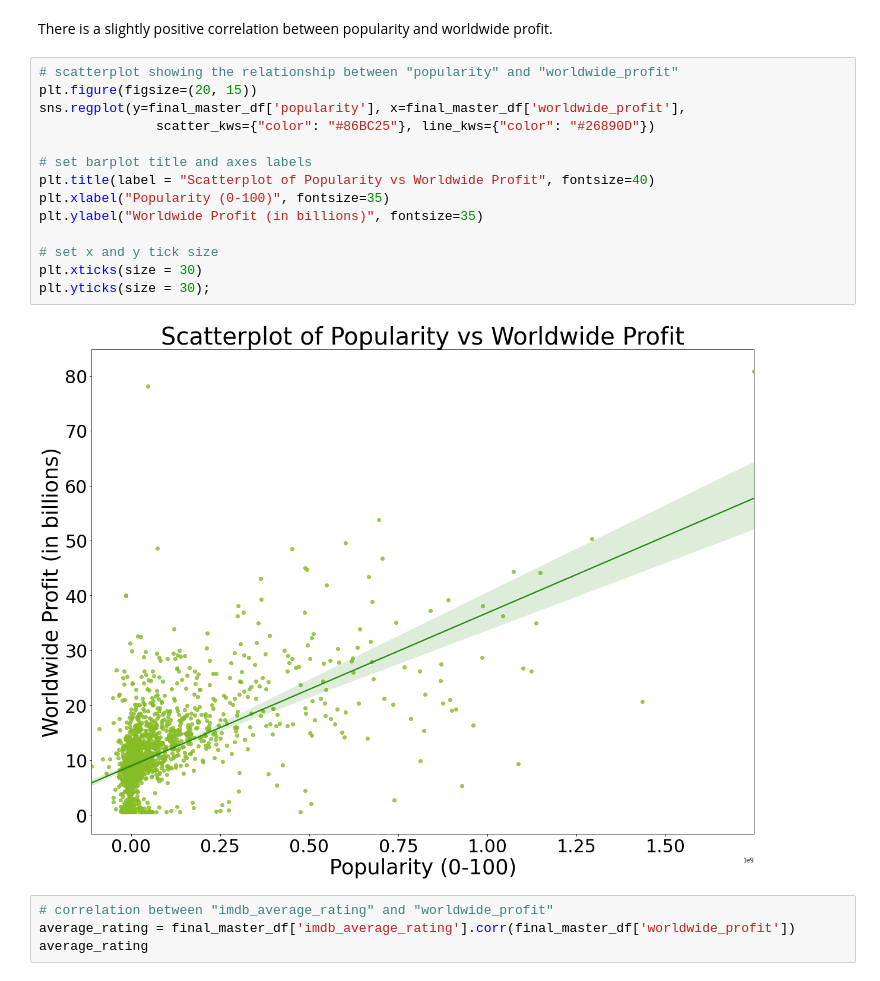
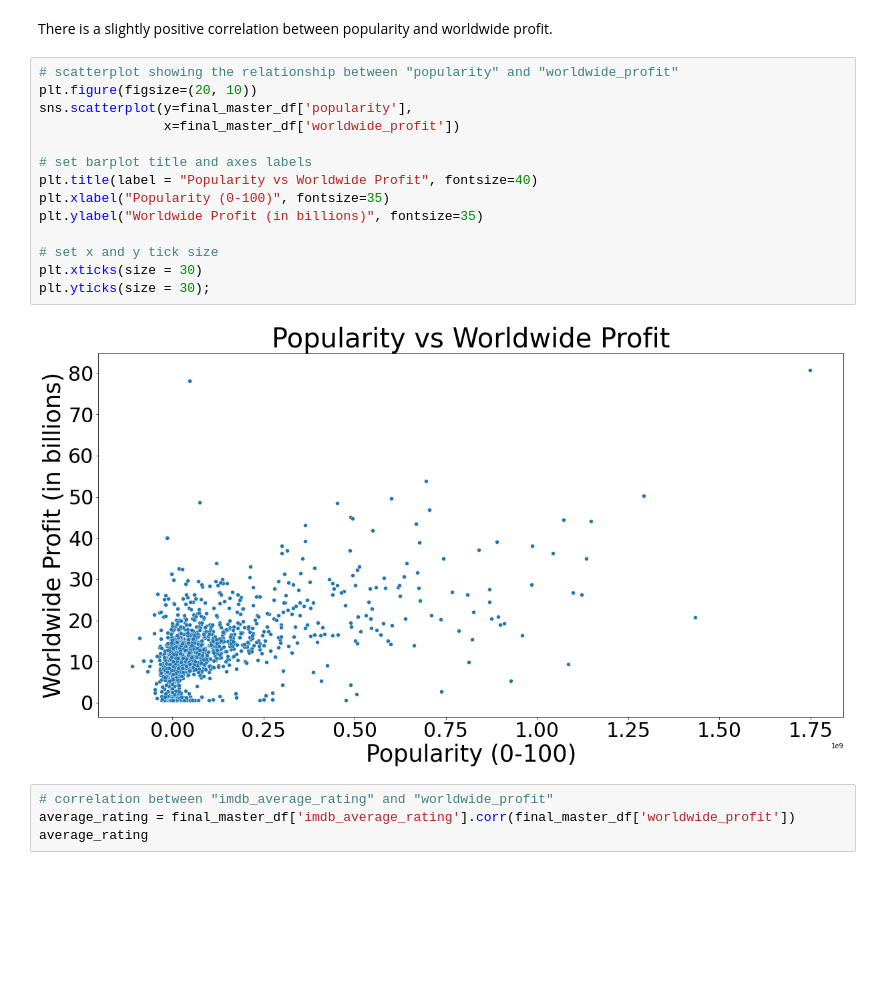
Before and after one commit to abwilliamss/AIAcademy-capstone, a Jupyter notebook: AI Academy Capstone Project.ipynb, the cells around one changed output. Drawn from its saved outputs; the diff is of its cells as text; blank space fills up the shorter version.

Commit message:
scatterplot update

```diff
--- a/AI Academy Capstone Project.ipynb
+++ b/AI Academy Capstone Project.ipynb
@@ -87,20 +87,20 @@ popularity
 There is a slightly positive correlation between popularity and worldwide profit.
 # %%
 # scatterplot showing the relationship between "popularity" and "worldwide_profit"
-plt.figure(figsize=(20, 15))
-sns.regplot(y=final_master_df['popularity'], x=final_master_df['worldwide_profit'],
-               scatter_kws={"color": "#86BC25"}, line_kws={"color": "#26890D"})
+plt.figure(figsize=(20, 10))
+sns.scatterplot(y=final_master_df['popularity'],
+                x=final_master_df['worldwide_profit'])
 
 # set barplot title and axes labels
-plt.title(label = "Scatterplot of Popularity vs Worldwide Profit", fontsize=40)
+plt.title(label = "Popularity vs Worldwide Profit", fontsize=40)
 plt.xlabel("Popularity (0-100)", fontsize=35)
 plt.ylabel("Worldwide Profit (in billions)", fontsize=35)
 
 # set x and y tick size
 plt.xticks(size = 30)
 plt.yticks(size = 30);
 # %% [output]
-[figure, old version]
+[figure, new version]
 # %%
 # correlation between "imdb_average_rating" and "worldwide_profit"
 average_rating = final_master_df['imdb_average_rating'].corr(final_master_df['worldwide_profit'])
```
Also changed, not shown: parts of 2 cells of this notebook.
